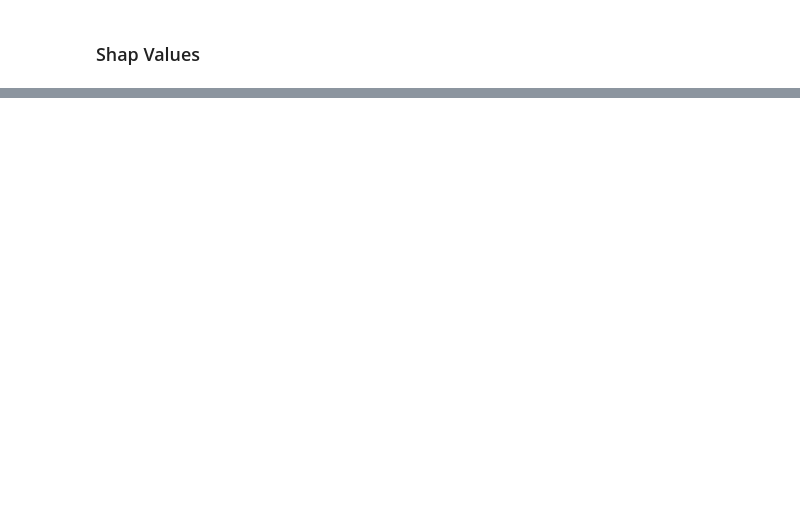
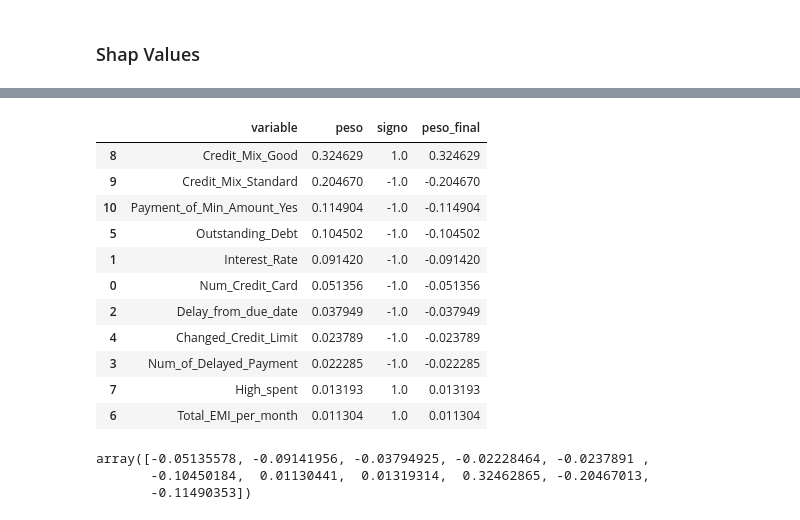
Before and after one commit to DiegoLozoya1511/CreditScoringModel, a Jupyter notebook: features_selection.ipynb, the cells around one changed output, grey strips where cells are left out. Drawn from its saved outputs; the diff is of its cells as text; code cells hidden in the pictures; blank space fills up the shorter version.

```diff
--- a/features_selection.ipynb
+++ b/features_selection.ipynb
@@ -265,0 +306,35 @@ Index(['Num_Credit_Card', 'Interest_Rate', 'Delay_from_due_date',
+# %%
+signos = {
+    'High_spent': 1,
+    'Total_EMI_per_month': 1,
+    'Credit_Mix_Good': 1,
+}
+
+df_importancias['signo'] = df_importancias['variable'].map(signos).fillna(-1)
+df_importancias['peso_final'] = df_importancias['peso'] * df_importancias['signo']
+df_importancias
+# %% [output]
+|  | variable | peso | signo | peso_final |
+| 8 | Credit_Mix_Good | 0.324629 | 1.0 | 0.324629 |
+| 9 | Credit_Mix_Standard | 0.204670 | -1.0 | -0.204670 |
+| 10 | Payment_of_Min_Amount_Yes | 0.114904 | -1.0 | -0.114904 |
+| 5 | Outstanding_Debt | 0.104502 | -1.0 | -0.104502 |
+| 1 | Interest_Rate | 0.091420 | -1.0 | -0.091420 |
+| 0 | Num_Credit_Card | 0.051356 | -1.0 | -0.051356 |
+| 2 | Delay_from_due_date | 0.037949 | -1.0 | -0.037949 |
+| 4 | Changed_Credit_Limit | 0.023789 | -1.0 | -0.023789 |
+| 3 | Num_of_Delayed_Payment | 0.022285 | -1.0 | -0.022285 |
+| 7 | High_spent | 0.013193 | 1.0 | 0.013193 |
+| 6 | Total_EMI_per_month | 0.011304 | 1.0 | 0.011304 |
+# %%
+pesos = (
+    df_importancias
+    .set_index('variable')['peso_final']
+)
+
+pesos = pesos.loc[X_train.columns].values
+pesos
+# %% [output]
+array([-0.05135578, -0.09141956, -0.03794925, -0.02228464, -0.0237891 ,
+       -0.10450184,  0.01130441,  0.01319314,  0.32462865, -0.20467013,
+       -0.11490353])
```
Also changed, not shown: parts of 12 cells of this notebook.
